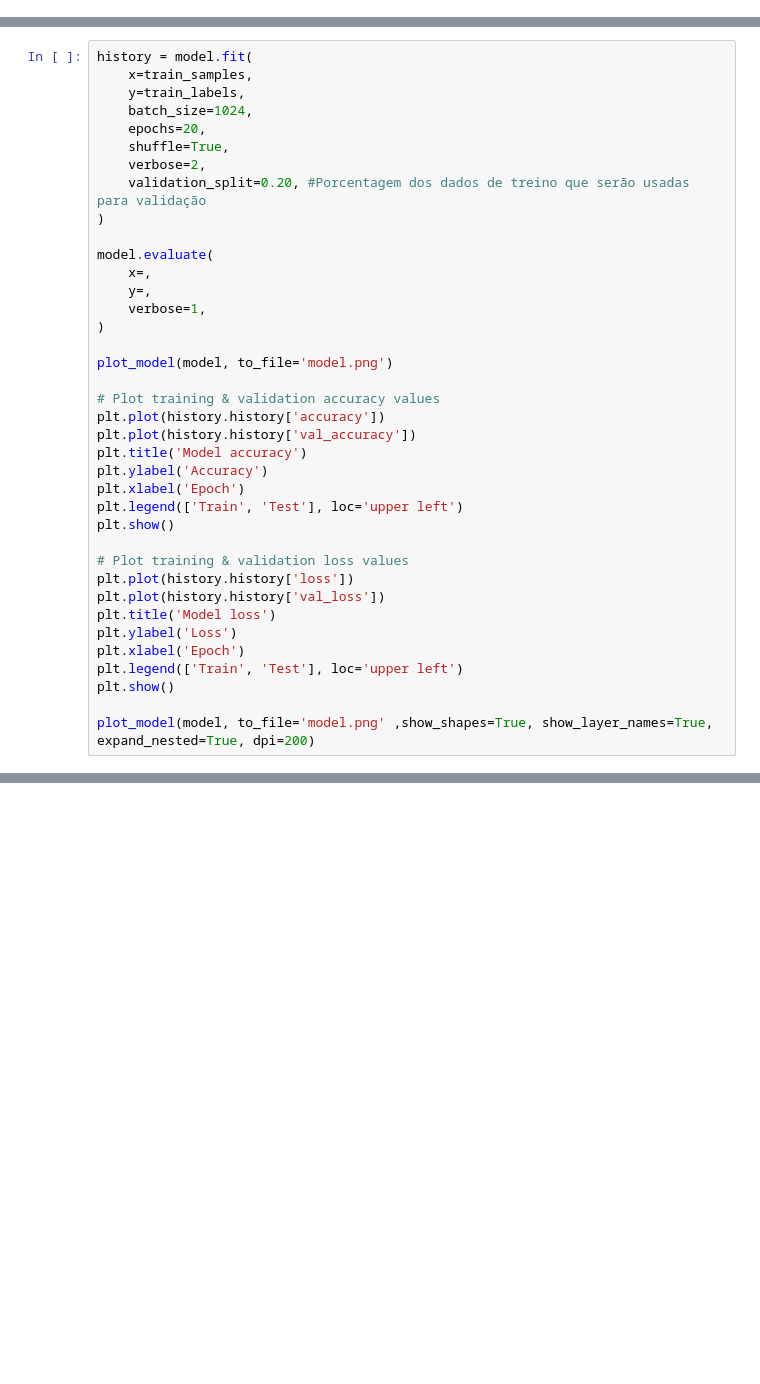
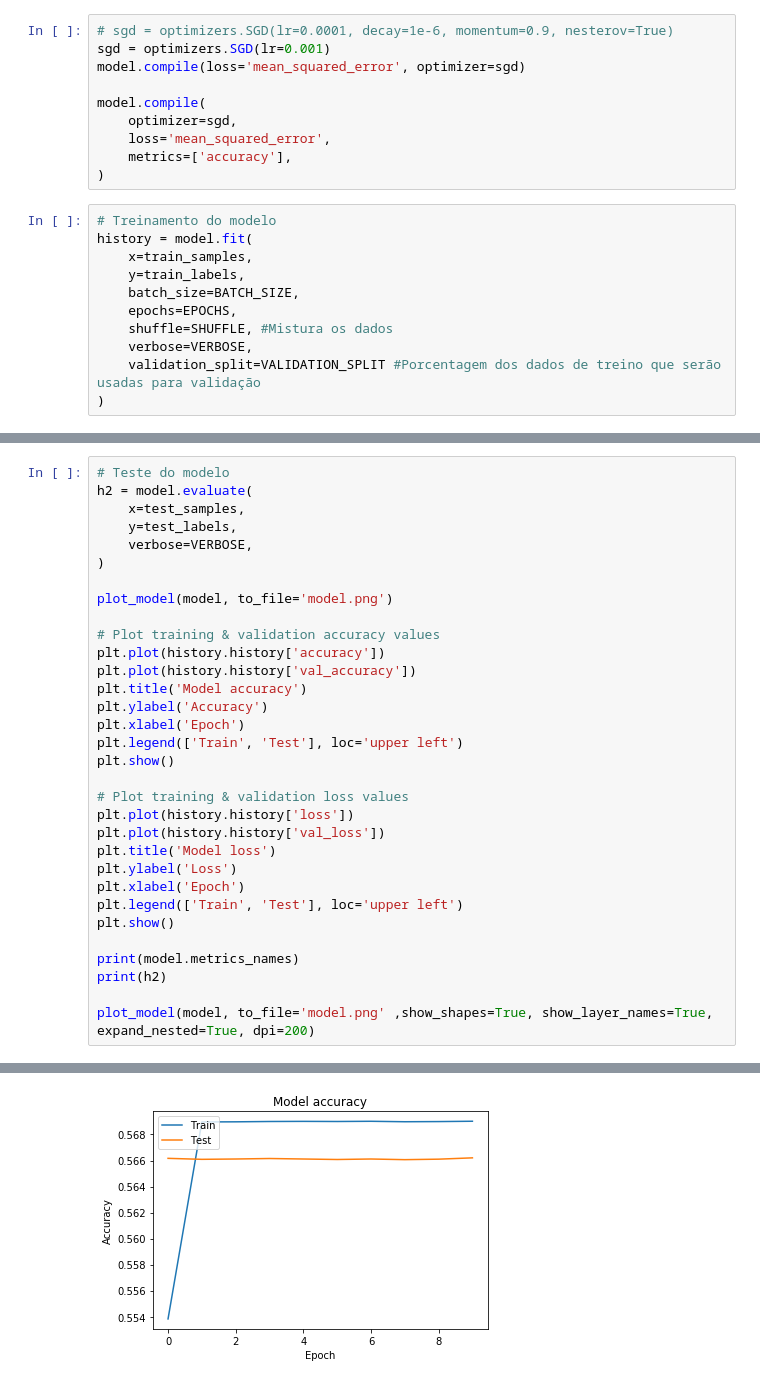
Before and after one commit to EvertonVictor/kdd_dl, a Jupyter notebook: source/notebook/kdd_keras.ipynb, the cells around one changed output, grey strips where cells are left out. Drawn from its saved outputs; the diff is of its cells as text; blank space fills up the shorter version.

```diff
--- a/source/notebook/kdd_keras.ipynb
+++ b/source/notebook/kdd_keras.ipynb
@@ -276,0 +142,21 @@ model.compile(
+# %%
+# sgd = optimizers.SGD(lr=0.0001, decay=1e-6, momentum=0.9, nesterov=True)
+sgd = optimizers.SGD(lr=0.001)
+model.compile(loss='mean_squared_error', optimizer=sgd)
+
+model.compile(
+    optimizer=sgd,
+    loss='mean_squared_error',
+    metrics=['accuracy'],
+)
+# %%
+# Treinamento do modelo
+history = model.fit(
+    x=train_samples,
+    y=train_labels,
+    batch_size=BATCH_SIZE,
+    epochs=EPOCHS,
+    shuffle=SHUFFLE, #Mistura os dados
+    verbose=VERBOSE,
+    validation_split=VALIDATION_SPLIT #Porcentagem dos dados de treino que serão usadas para validação
+)
@@ -277,18 +181,9 @@ model.compile(
 # %%
-history = model.fit(
-    x=train_samples,
-    y=train_labels,
-    batch_size=1024,
-    epochs=20,
-    shuffle=True,
-    verbose=2,
-    validation_split=0.20, #Porcentagem dos dados de treino que serão usadas para validação
-)
-
-model.evaluate(
-    x=,
-    y=,
-    verbose=1,
+# Teste do modelo
+h2 = model.evaluate(
+    x=test_samples,
+    y=test_labels,
+    verbose=VERBOSE,
 )
 
 plot_model(model, to_file='model.png')
@@ -311,4 +206,8 @@ plt.xlabel('Epoch')
 plt.legend(['Train', 'Test'], loc='upper left')
 plt.show()
 
+print(model.metrics_names)
+print(h2)
+
 plot_model(model, to_file='model.png' ,show_shapes=True, show_layer_names=True, expand_nested=True, dpi=200)
+# %% [output]
@@ -314,0 +215 @@ plot_model(model, to_file='model.png' ,show_shapes=True, show_layer_names=True,
+[figure, added]
```
Also changed, not shown: parts of 14 cells of this notebook, 1 other file.
